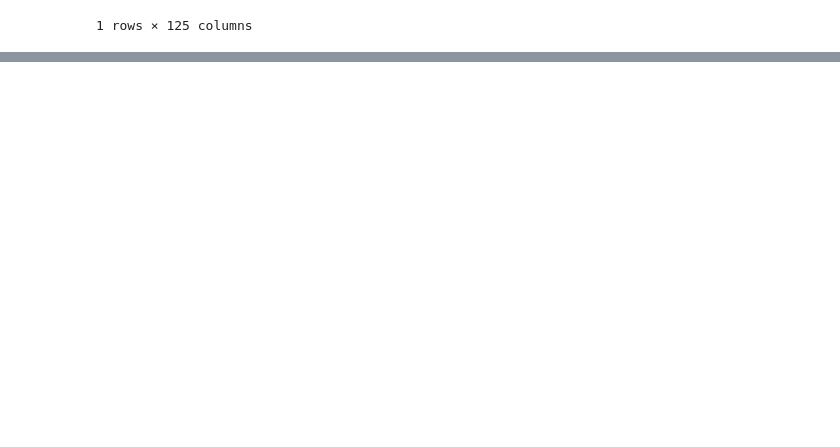
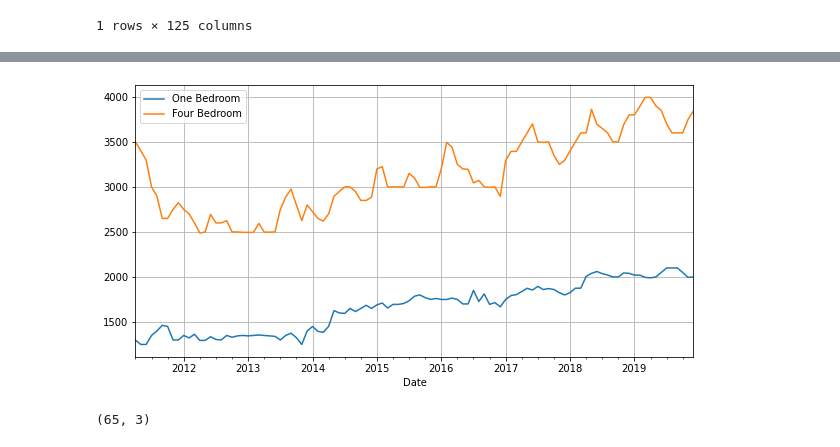
Before and after one commit to TabithaMaud/rental-analysis-final-project, a Jupyter notebook: report.ipynb, the cells around one changed output, grey strips where cells are left out. Cells and saved outputs as stored; diff of their text form; code cells hidden in the pictures; blank space fills up the shorter version.

```diff
--- a/report.ipynb
+++ b/report.ipynb
@@ -199,0 +158,9 @@ one_vs_four[one_vs_four['Bedrooms'] == 'four']['Rent'].tolist()
+# %%
+get_city_line(san_diego)
+# %% [output]
+[figure, added]
+# %%
+new_york = get_city_data('New York')
+new_york.shape
+# %% [output]
+(65, 3)
```
Also changed, not shown: parts of 11 cells of this notebook.
